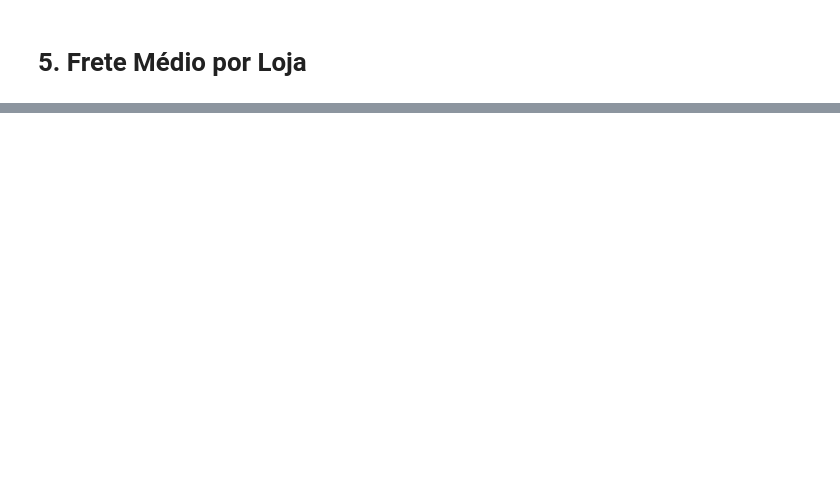
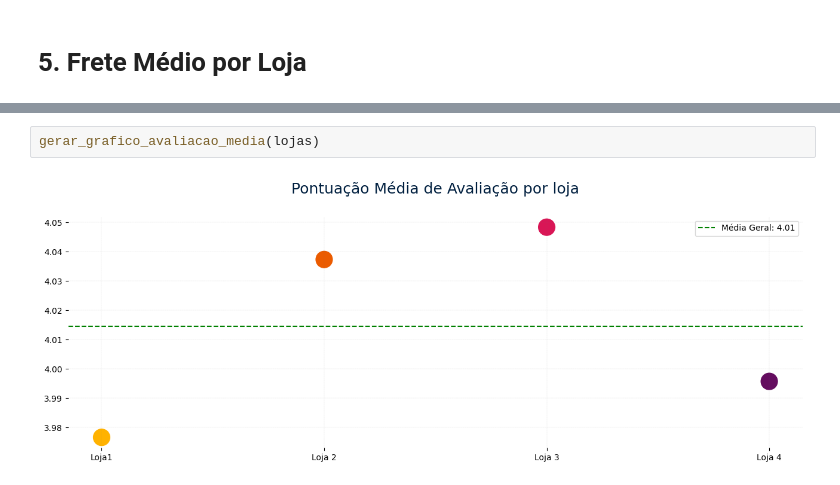
Before and after one commit to AzKatrine/challenge_one_data_science, a Jupyter notebook: AluraStoreBr.ipynb, the cells around one changed output, grey strips where cells are left out. Drawn from its saved outputs; the diff is of its cells as text; blank space fills up the shorter version.

```diff
--- a/AluraStoreBr.ipynb
+++ b/AluraStoreBr.ipynb
@@ -359,0 +588,4 @@ plot_ranking(bottom10_geral, 'Top 10 Produtos Menos Vendidos (Geral)', 'lightcor
+# %%
+gerar_grafico_avaliacao_media(lojas)
+# %% [output]
+[figure, added]
```
Also changed, not shown: parts of 39 cells of this notebook.
